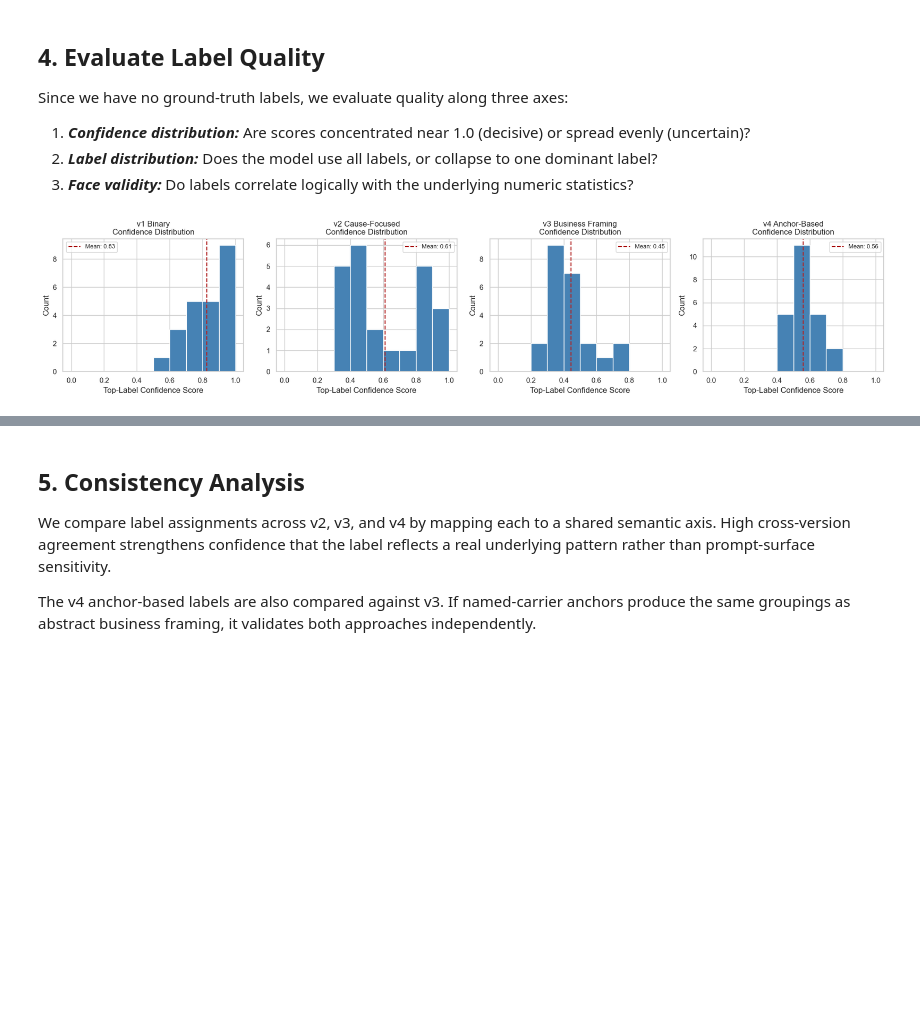
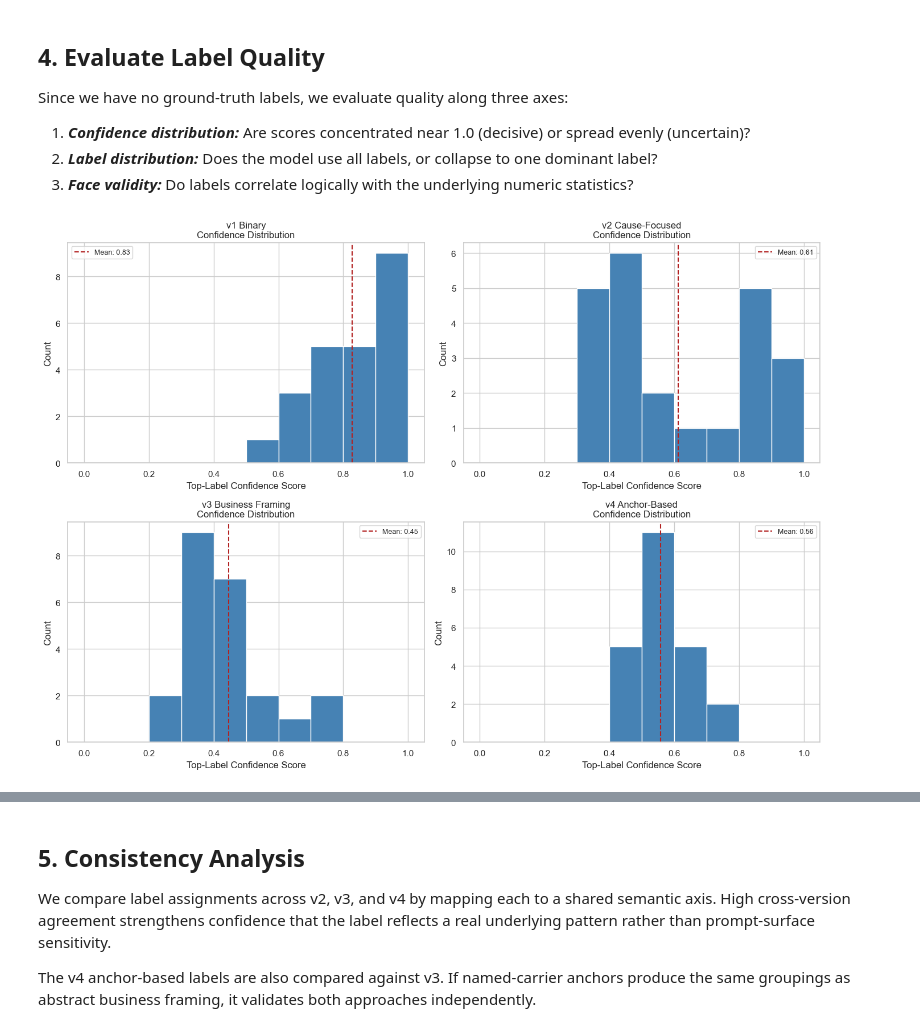
Before and after one commit to jaxendutta/dti6287, a Jupyter notebook: notebooks/02_llm_labeling.ipynb, the cells around one changed output, grey strips where cells are left out. Drawn from its saved outputs; the diff is of its cells as text; code cells hidden in the pictures; blank space fills up the shorter version.

Commit message:
Enhanced the visualizations to add more variations

```diff
--- a/notebooks/02_llm_labeling.ipynb
+++ b/notebooks/02_llm_labeling.ipynb
@@ -281,13 +294,15 @@ print(f'  hypothesis template (v4):    "{HYPOTHESIS_TEMPLATE_V4}"')
   hypothesis template (v2/v3): "This text describes {}."
   hypothesis template (v4):    "This airline performs similarly to {}."
 # %%
+from tqdm import tqdm
+
 def run_classification(label_set: list, version_name: str, hypothesis_template: str = '{}') -> pd.DataFrame:
     """Run zero-shot classification for all carriers against a given label set."""
     results = []
     print(f'> Running {version_name} ({len(label_set)} labels × {len(agg)} carriers)...')
     t0 = time.time()
 
-    for _, row in agg.iterrows():
+    for _, row in tqdm(agg.iterrows(), total=len(agg), desc=version_name, unit='carrier'):
         text = profile_to_text(row)
         out  = classifier(
             text,
@@ -295,8 +310,7 @@ def run_classification(label_set: list, version_name: str, hypothesis_template:
             hypothesis_template=hypothesis_template,
             multi_label=False,
         )
-
-        result = {
+        results.append({
             'carrier_code': row['Reporting_Airline'],
             'carrier_name': row['CarrierName'],
             'delay_rate_pct': row['delay_rate_pct'],
@@ -306,16 +320,16 @@ def run_classification(label_set: list, version_name: str, hypothesis_template:
             'second_score': round(out['scores'][1], 4) if len(out['scores']) > 1 else None,
             'all_labels': out['labels'],
             'all_scores': [round(s, 4) for s in out['scores']],
-        }
-        results.append(result)
+        })
 
     df_out = pd.DataFrame(results)
     elapsed = time.time() - t0
-    print(f'  Done in {elapsed:.1f}s ({elapsed/len(agg):.1f}s per carrier)')
+    print(f'  > Done in {elapsed:.1f}s ({elapsed/len(agg):.1f}s per carrier)')
 
     out_path = LLM_OUTPUT / f'labels_{version_name}.csv'
     df_out.to_csv(out_path, index=False)
-    print(f'  Saved: {out_path}')
+    print(f'  > Saved: {out_path}')
+
     return df_out
 # %%
 results_v1 = run_classification(LABELS_V1, 'v1_binary')
@@ -350,25 +364,25 @@ Since we have no ground-truth labels, we evaluate quality along three axes:
 2. ***Label distribution:*** Does the model use all labels, or collapse to one dominant label?
 3. ***Face validity:*** Do labels correlate logically with the underlying numeric statistics?
 # %%
-fig, axes = plt.subplots(1, 4, figsize=(18, 4))
+fig, axes = plt.subplots(2, 2, figsize=(14, 10))
 
-for ax, (results, version) in zip(axes, [
+for ax, (results, version) in zip(axes.flatten(), [
     (results_v1, 'v1 Binary'),
     (results_v2, 'v2 Cause-Focused'),
     (results_v3, 'v3 Business Framing'),
     (results_v4, 'v4 Anchor-Based'),
 ]):
     ax.hist(results['top_score'], bins=10, range=(0, 1), color='steelblue', edgecolor='white')
     ax.axvline(results['top_score'].mean(), color='firebrick', linestyle='--',
                label=f'Mean: {results["top_score"].mean():.2f}')
     ax.set_title(f'{version}\nConfidence Distribution')
     ax.set_xlabel('Top-Label Confidence Score')
     ax.set_ylabel('Count')
     ax.legend(fontsize=9)
 
 plt.tight_layout()
 plt.savefig(LLM_OUTPUT / 'confidence_distributions.png', dpi=150)
 plt.show()
 # %% [output]
-[figure, old version]
+[figure, new version]
 # %%
```
Also changed, not shown: parts of 16 cells of this notebook.
